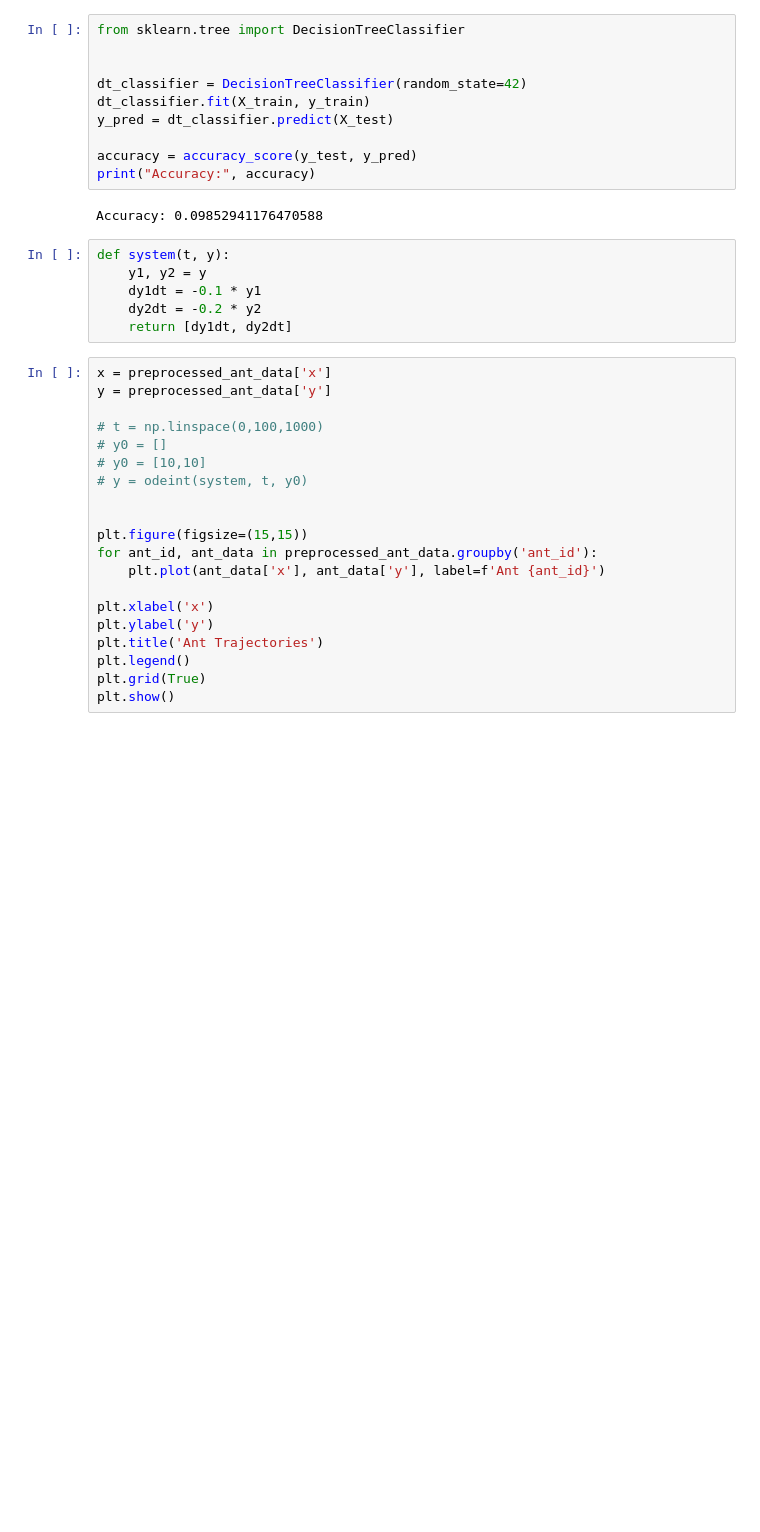
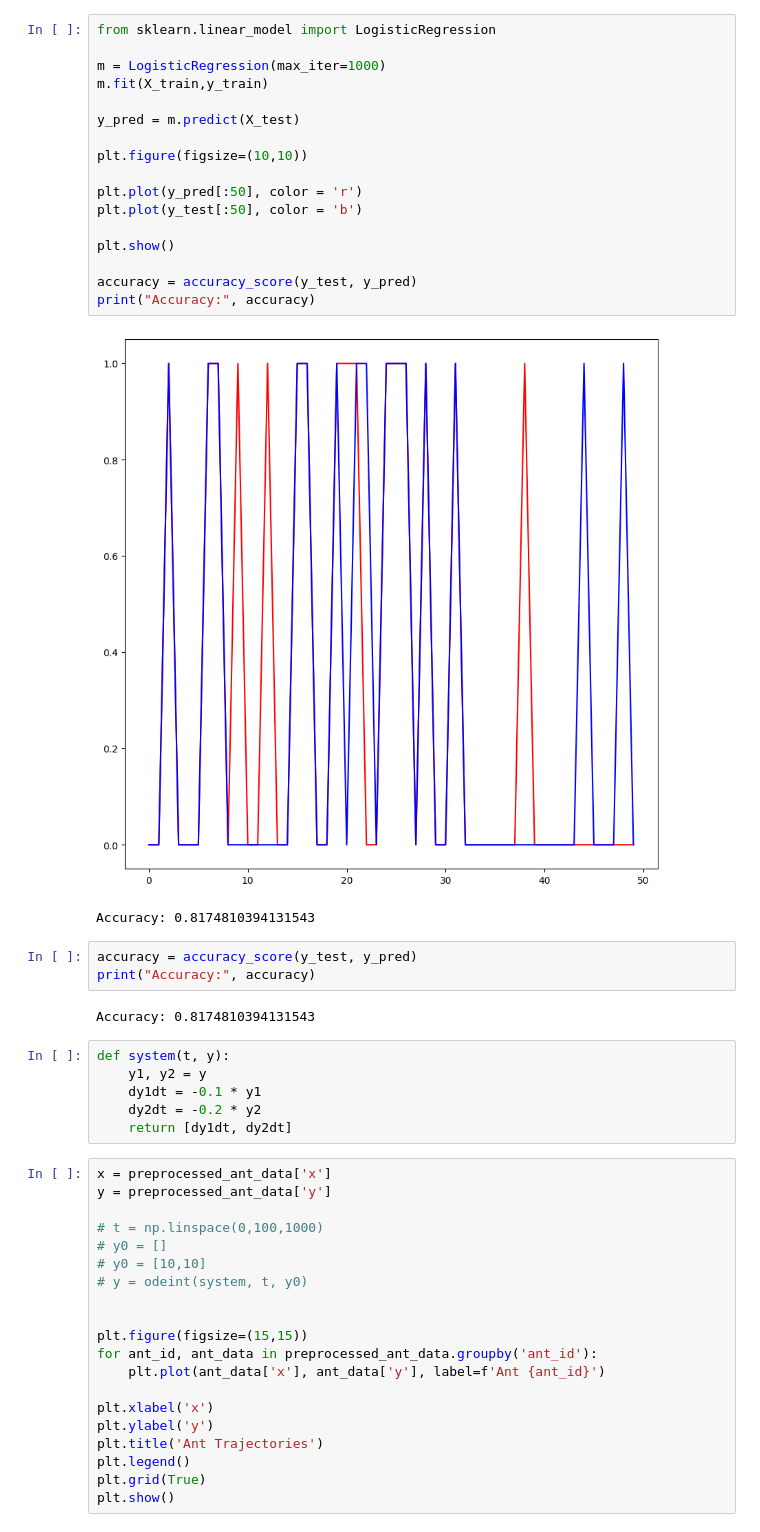
Before and after one commit to Lumalizer/AntColony_Complex_Systems_2024, a Jupyter notebook: attractors_ants.ipynb, the cells around one changed output. Cells and saved outputs as stored; diff of their text form; blank space fills up the shorter version.

```diff
--- a/attractors_ants.ipynb
+++ b/attractors_ants.ipynb
@@ -44,15 +79,28 @@ print("Accuracy:", accuracy)
 # %%
-from sklearn.tree import DecisionTreeClassifier
+from sklearn.linear_model import LogisticRegression
 
+m = LogisticRegression(max_iter=1000)
+m.fit(X_train,y_train)
 
-dt_classifier = DecisionTreeClassifier(random_state=42)
-dt_classifier.fit(X_train, y_train)
-y_pred = dt_classifier.predict(X_test)
+y_pred = m.predict(X_test)
+
+plt.figure(figsize=(10,10))
+
+plt.plot(y_pred[:50], color = 'r')
+plt.plot(y_test[:50], color = 'b')
+
+plt.show()
 
 accuracy = accuracy_score(y_test, y_pred)
 print("Accuracy:", accuracy)
 # %% [output]
+[figure, added]
-Accuracy: 0.09852941176470588
+Accuracy: 0.8174810394131543
+# %%
+accuracy = accuracy_score(y_test, y_pred)
+print("Accuracy:", accuracy)
+# %% [output]
+Accuracy: 0.8174810394131543
 # %%
 def system(t, y):
     y1, y2 = y
```
Also changed, not shown: parts of 4 cells of this notebook.
